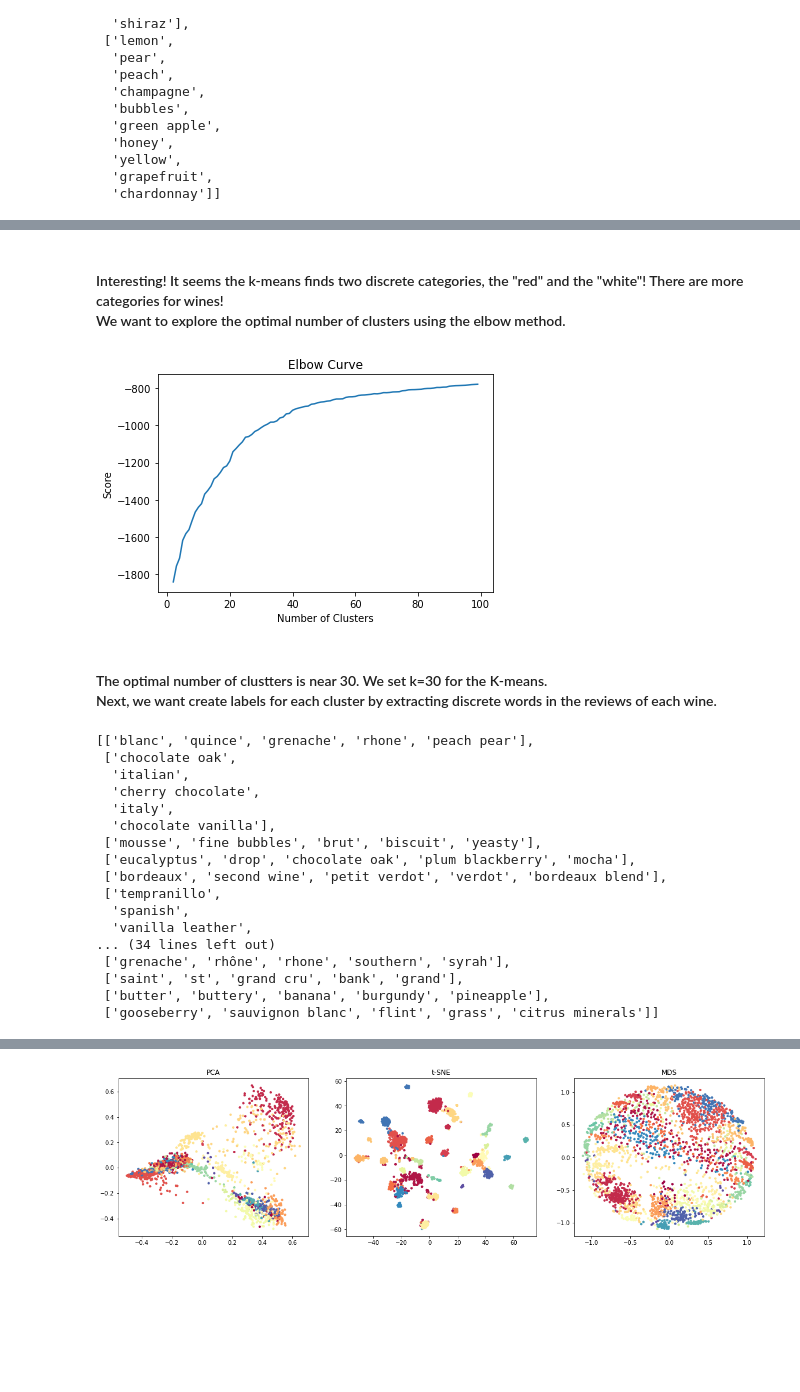
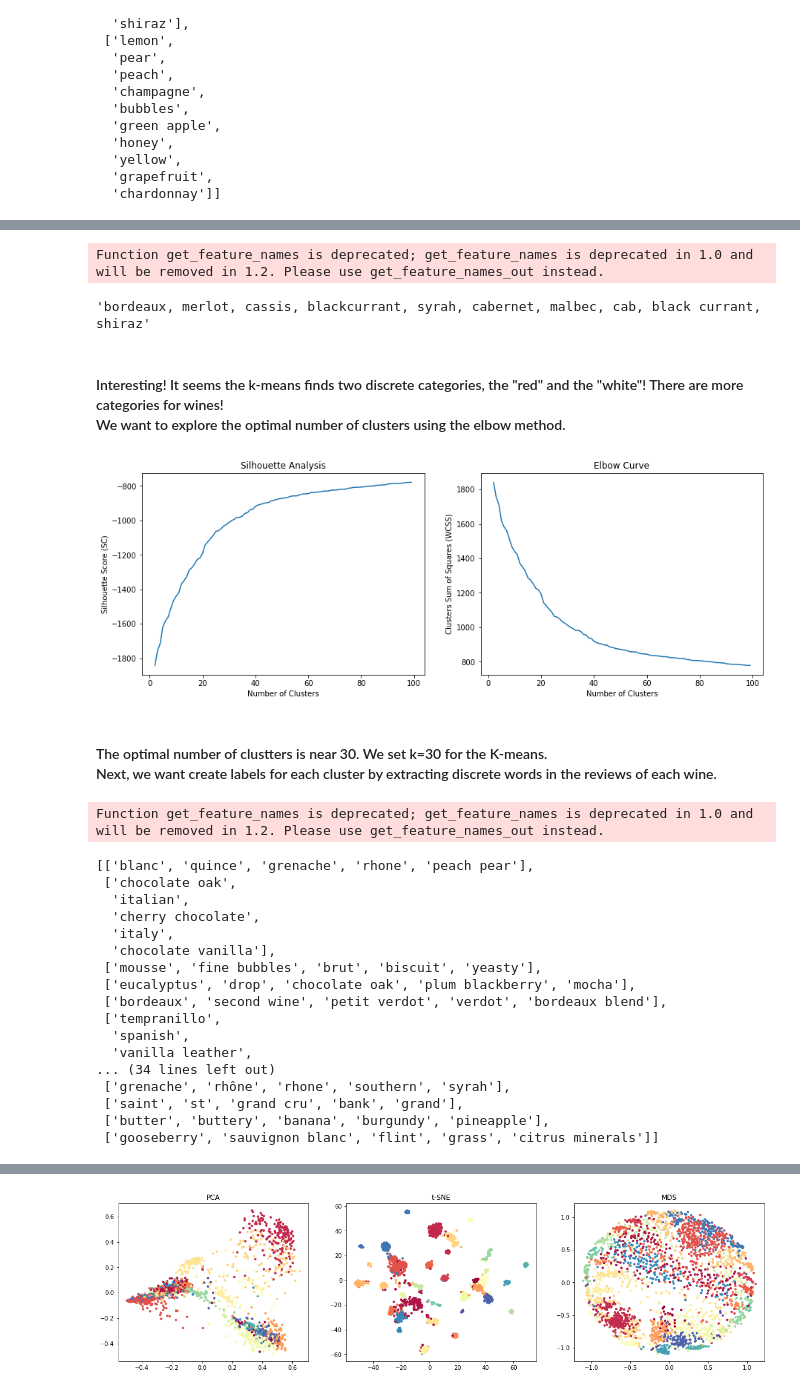
Before and after one commit to sheisnt4046/MADS-Milestone-2, a Jupyter notebook: unsupervised_learning.ipynb, the cells around one changed output, grey strips where cells are left out. Saved outputs shown, nothing was run; the diff lists cells and outputs as text; code cells hidden in the pictures; blank space fills up the shorter version.

```diff
--- a/unsupervised_learning.ipynb
+++ b/unsupervised_learning.ipynb
@@ -218,0 +248,5 @@ kmeans_review_k_2()
+# %%
+', '.join(kmeans_review_k_2()[0])
+# %% [output]
+Function get_feature_names is deprecated; get_feature_names is deprecated in 1.0 and will be removed in 1.2. Please use get_feature_names_out instead.
+'bordeaux, merlot, cassis, blackcurrant, syrah, cabernet, malbec, cab, black currant, shiraz'
@@ -220,19 +276,30 @@ kmeans_review_k_2()
 #### Interesting! It seems the k-means finds two discrete categories, the "red" and the "white"! There are more categories for wines! <br>We want to explore the optimal number of clusters using the elbow method.
 # %%
 # elbow curve for exploring k values for KNN
+fig, axes = plt.subplots(1, 2, figsize=(15, 5))
 X_ar = X.toarray()
 Nc = range(2, 100)
+
 kmeans = [KMeans(n_clusters=i, init='k-means++', max_iter=100, n_init=1, random_state=42) for i in Nc]
-kmeans
-score = [kmeans[i].fit(X_ar).score(X_ar) for i in range(len(kmeans))]
-score
-plt.plot(Nc,score)
-plt.xlabel('Number of Clusters')
-plt.ylabel('Score')
-plt.title('Elbow Curve')
+sc = [kmeans[i].fit(X_ar).score(X_ar) for i in range(len(kmeans))]
+wcss = [kmeans[i].fit(X_ar).inertia_ for i in range(len(kmeans))]
+
+
+
+axes[0].plot(Nc,sc)
+axes[0].set_xlabel('Number of Clusters')
+axes[0].set_ylabel('Silhouette Score (SC)')
+axes[0].set_title('Silhouette Analysis')
+
+axes[1].plot(Nc,wcss)
+axes[1].set_xlabel('Number of Clusters')
+axes[1].set_ylabel('Clusters Sum of Squares (WCSS)')
+axes[1].set_title('Elbow Curve')
+
+
 plt.show()
 # %% [output]
-[figure, old version]
+[figure, new version]
 # %% [markdown]
 #### The optimal number of clustters is near 30. We set k=30 for the K-means. <br>Next, we want create labels for each cluster by extracting discrete words in the reviews of each wine.
 # %%
@@ -283,23 +350,24 @@ def answer_cluster_labeling(n_clusters=7):
 
 answer_cluster_labeling(30)
 # %% [output]
-[['blanc', 'quince', 'grenache', 'rhone', 'peach pear'],
- ['chocolate oak',
-  'italian',
-  'cherry chocolate',
-  'italy',
-  'chocolate vanilla'],
- ['mousse', 'fine bubbles', 'brut', 'biscuit', 'yeasty'],
- ['eucalyptus', 'drop', 'chocolate oak', 'plum blackberry', 'mocha'],
- ['bordeaux', 'second wine', 'petit verdot', 'verdot', 'bordeaux blend'],
- ['tempranillo',
-  'spanish',
-  'vanilla leather',
-... (34 lines left out)
- ['grenache', 'rhône', 'rhone', 'southern', 'syrah'],
- ['saint', 'st', 'grand cru', 'bank', 'grand'],
- ['butter', 'buttery', 'banana', 'burgundy', 'pineapple'],
- ['gooseberry', 'sauvignon blanc', 'flint', 'grass', 'citrus minerals']]
+Function get_feature_names is deprecated; get_feature_names is deprecated in 1.0 and will be removed in 1.2. Please use get_feature_names_out instead.
+[['blanc', 'quince', 'grenache', 'rhone', 'peach pear'],
+ ['chocolate oak',
+  'italian',
+  'cherry chocolate',
+  'italy',
+  'chocolate vanilla'],
+ ['mousse', 'fine bubbles', 'brut', 'biscuit', 'yeasty'],
+ ['eucalyptus', 'drop', 'chocolate oak', 'plum blackberry', 'mocha'],
+ ['bordeaux', 'second wine', 'petit verdot', 'verdot', 'bordeaux blend'],
+ ['tempranillo',
+  'spanish',
+  'vanilla leather',
+... (34 lines left out)
+ ['grenache', 'rhône', 'rhone', 'southern', 'syrah'],
+ ['saint', 'st', 'grand cru', 'bank', 'grand'],
+ ['butter', 'buttery', 'banana', 'burgundy', 'pineapple'],
+ ['gooseberry', 'sauvignon blanc', 'flint', 'grass', 'citrus minerals']]
 # %%
 def answer_manifold_a():
     result = None
```
Also changed, not shown: parts of 12 cells of this notebook, 3 other files.
